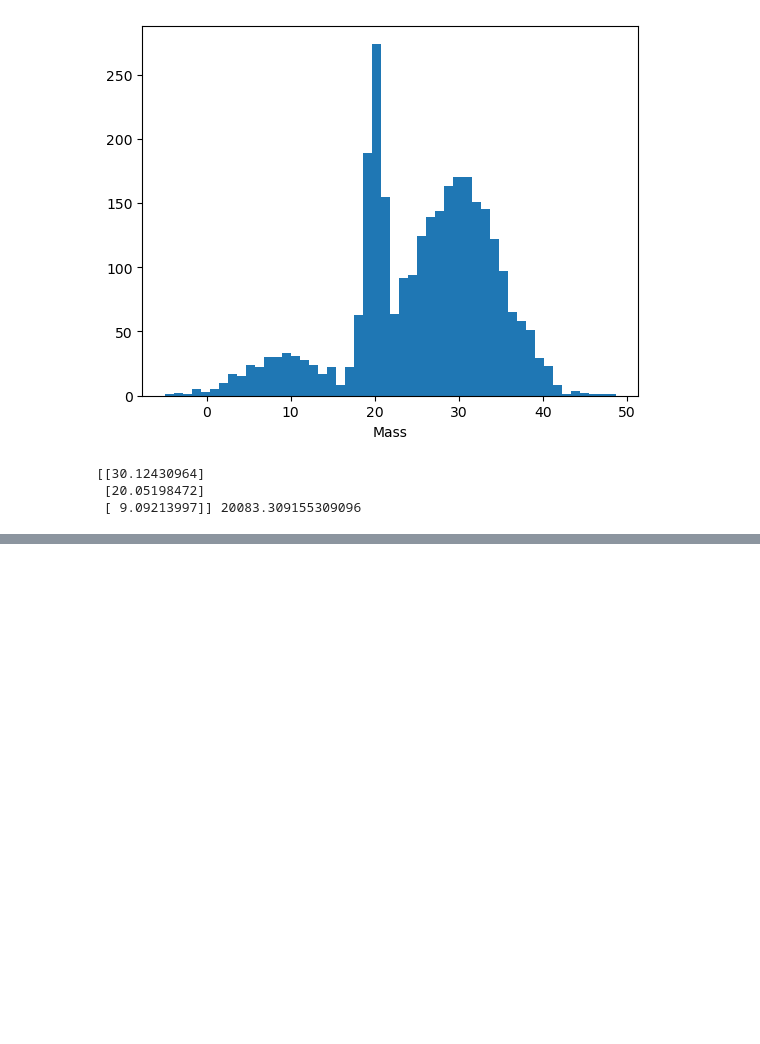
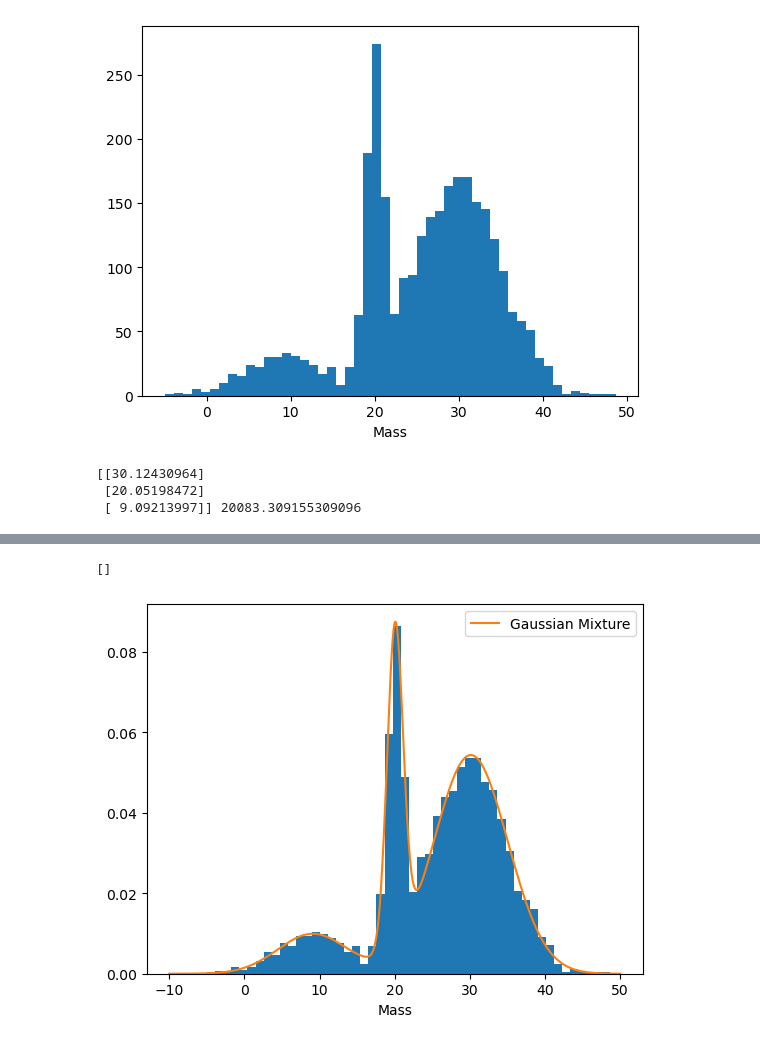
Before and after one commit to ebianchi803/astrostatistics_bicocca_2026, a Jupyter notebook: working/L06.ipynb, the cells around one changed output, grey strips where cells are left out. Cells and saved outputs as stored; diff of their text form; code cells hidden in the pictures; blank space fills up the shorter version.

```diff
--- a/working/L06.ipynb
+++ b/working/L06.ipynb
@@ -77,0 +86,15 @@ for i in range(len(best_mean)):
+# %%
+x = np.linspace(-10,50,1000)
+multi_var_distr = [multivariate_normal(mu, sigma) for (mu, sigma) in zip(best_mean, best_cov)]
+components_prob = np.array([distr.pdf(x) for distr in multi_var_distr])
+
+prob = weights[index] @ components_prob
+# %%
+plt.hist(data, bins=50,density=True)
+plt.xlabel('Mass')
+plt.plot(x,prob,label='Gaussian Mixture')
+plt.legend()
+plt.plot()
+# %% [output]
+[]
+[figure, added]
```
Also changed, not shown: parts of 5 cells of this notebook.
